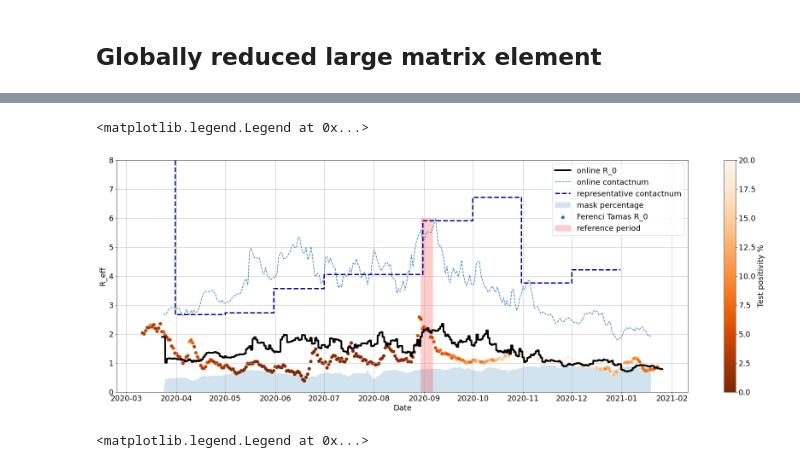
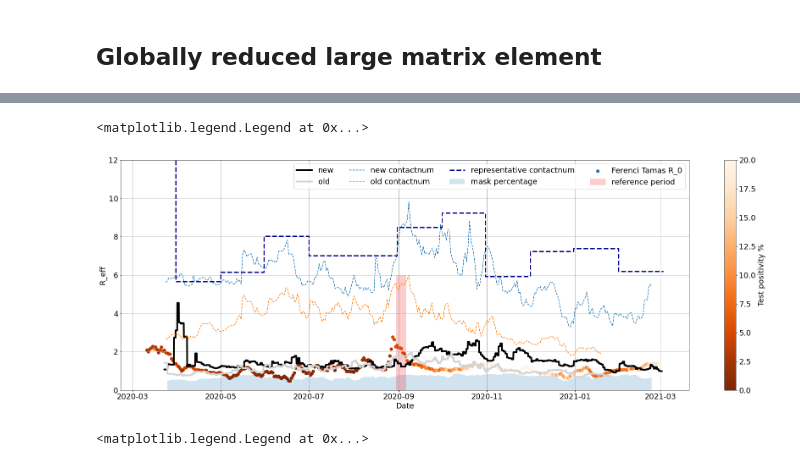
Before and after one commit to zsvizi/r-eff-social-contact-surveys-covid-19-hungary, a Jupyter notebook: figures.ipynb, the cells around one changed output, grey strips where cells are left out. Cells and saved outputs as stored; diff of their text form; code cells hidden in the pictures.

Commit message:
Added small changes to dataloader and figures notebook.

```diff
--- a/figures.ipynb
+++ b/figures.ipynb
@@ -131,6 +133,6 @@ plt.rcParams["figure.facecolor"] = "white"
 # %%
 df = pd.DataFrame(
-    json.load(open('./contact_matrix/results/dynmatrix_step_1d_window_7d_v10_kid_reduced_all.json'))
+    json.load(open('./contact_matrix/results/dynmatrix_step_1d_window_7d_v12_kid_reduced_all.json'))
 )
 # %% [output]
 ResourceWarning: Enable tracemalloc to get the object allocation traceback
@@ -268,0 +262,5 @@ sim_2.simulate()
+# %%
+sim_2 = Simulation(contact_data_json = 'dynmatrix_step_1d_window_7d_v10_kid_reduced_all.json')
+
+# Call simulate() method to get r_eff values for the contact matrices
+sim_2.simulate()
@@ -280,3 +281,0 @@ temp["date"] = temp["Dátum"].map(lambda d: datetime.strptime(d, "%Y-%m-%d").str
-# %%
-df["pos"] = df["date"].map(dict(zip(temp["date"], temp["pos"])))
-df["casenum"] = df["date"].map(dict(zip(temp["date"], temp["Napi esetszám [fő/nap]"])))
@@ -300,8 +307,7 @@ idojaras["date"] = idojaras.index.map(lambda s: datetime.strptime(s, '%Y-%m'))
 # %%
 # representative contact numbers
-rdf = pd.read_csv('contact_matrix/results/Repr_SumWDKFMtx_weightnorm.csv',sep=":|,",header=None)
-rdf.replace('reference','03_2020',inplace=True)
-rdf["date"] = rdf[0].map(lambda s: datetime(year=int(s[-4:]),month=int(s[0:2]),day=1)+timedelta(days=30))
+rdf = pd.read_csv('contact_matrix/results/repr_sum.csv',sep=",",header=None)
+rdf["date"] = rdf[0].map(lambda s: datetime(year=int('20'+s[-2:]),month=int(s[0:2]),day=1)+timedelta(days=30))
 rdf.drop(0,axis=1,inplace=True)
 rdf.set_index("date",inplace=True)
 rdf = rdf.T
@@ -310,17 +321,25 @@ rdf["pos"] = (rdf.index-1)%8
 plt.figure(figsize=(30,10))
 
 # simulated R-values
-# plt.plot(t1, sim_1.r_eff_plot, label="original", color="lightgrey")
-plt.plot(t2, sim_2.r_eff_plot, label="online R_0", color="black", lw=4)
+plt.plot(t1, sim_1.r_eff_plot, label="new", color="k", lw=4)
+plt.plot(t2, sim_2.r_eff_plot, label="old", color="lightgrey", lw=4)
 
 # average contact numbers
 plt.plot(
     [datetime.fromtimestamp(t) for t in sim_1.data.contact_num_data["start"]],
     sim_1.data.contact_num_data["outside"] + sim_1.data.contact_num_data["family"],
     '--',
-    label="online contactnum")
+    label="new contactnum")
+
+plt.plot(
+    [datetime.fromtimestamp(t) for t in sim_2.data.contact_num_data["start"]],
+    sim_2.data.contact_num_data["outside"] + sim_2.data.contact_num_data["family"],
+    '--',
+    label="old contactnum")
+
 
 # representative contact numbers
+
 plt.step(rdf.groupby("pos").sum().mean().index,rdf.groupby("pos").sum().mean(),'--',
          lw=3, c="darkblue", label="representative contactnum")
 
@@ -332,10 +351,10 @@ plt.fill_between(
     label="mask percentage")
 
 # reference R-values from Tamas Ferenci
-for m in df["method"].unique()[[1]]:
+for m in ["Cori"]:
     sdf = df[df["method"] == m]
     # positivity rate
-    plt.scatter(sdf["datetime"],sdf["r0"],
+    plt.scatter(sdf["datetime"],sdf["r_eff"],
                 lw=2, c=sdf["pos"], cmap="Oranges_r",
                 vmin=0, vmax=20, label="Ferenci Tamas R_0")
     # errorbar
@@ -347,37 +366,37 @@ for m in df["method"].unique()[[1]]:
 #              'r-', lw=4, alpha=0.3, label="Number of pos. cases")
 
 plt.colorbar(label="Test positivity %")
 
 # reference R_0 period
-d1,d2 =  sim_2.baseline_cm_date
+d1,d2 =  sim_1.baseline_cm_date
 plt.fill_betweenx(
     np.linspace(0, 6, 100),
     datetime.strptime(d1,'%Y-%m-%d'),
     datetime.strptime(d2,'%Y-%m-%d'),
     color='r',
     alpha=0.2,
     label="reference period")
 
 #
 
 # formatting
 plt.xlabel("Date")
 plt.ylabel("R_eff")
-plt.ylim(0,8)
+plt.ylim(0,12)
 plt.grid()
-plt.legend()
+plt.legend(ncol=4)
 
 
 # # temperature
 # ax2 = plt.gca().twinx()
 # ax2.step(idojaras["date"].tolist()[2:] + [idojaras["date"].iloc[-1]],
 #          idojaras["temp"].tolist()[2:] + [idojaras["temp"].iloc[-1]],
 #          lw=2, c="purple", label="temperature")
 # ax2.set_ylabel(r"Avg. temperature $(^\circ C)$")
 # ax2.legend()
 # %% [output]
 <matplotlib.legend.Legend at 0x...>
-[figure, old version]
+[figure, new version]
 # %%
 plt.figure(figsize=(30,10))
 
```
Also changed, not shown: parts of 11 cells of this notebook, 1 other file.
